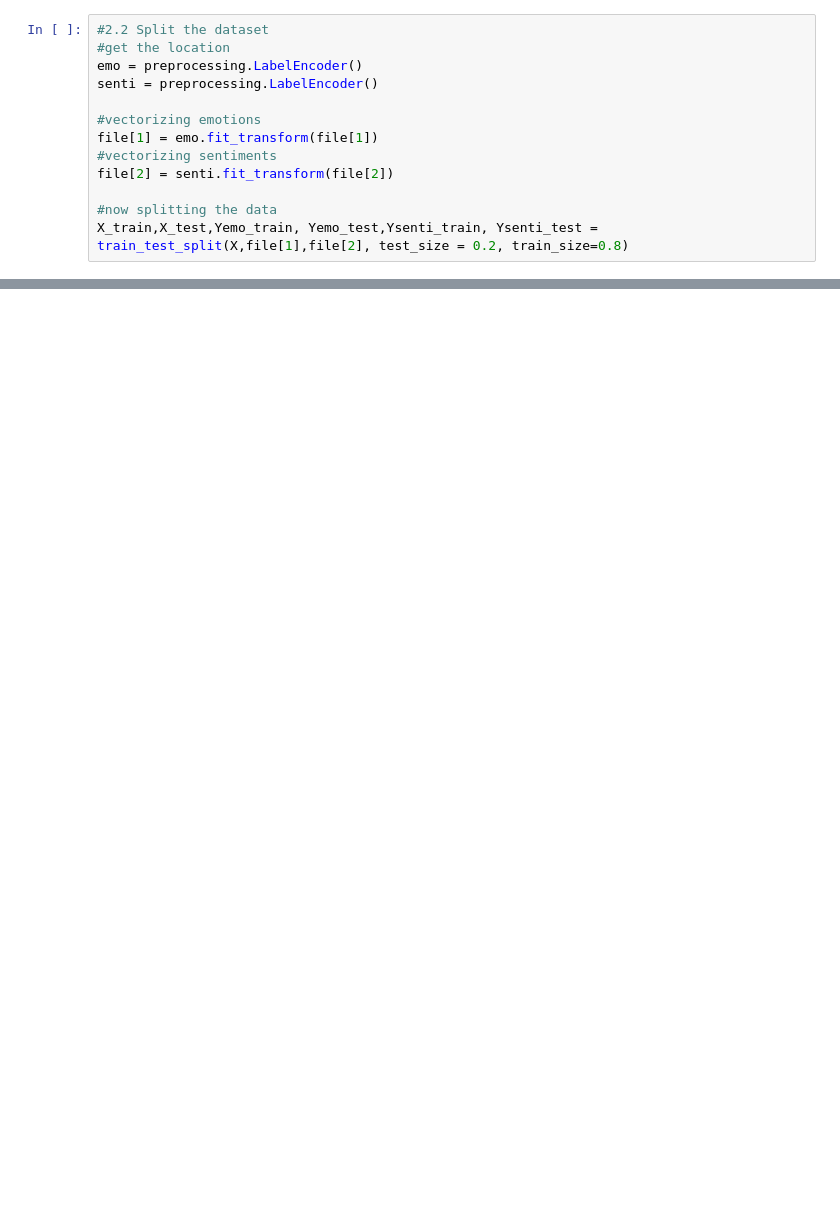
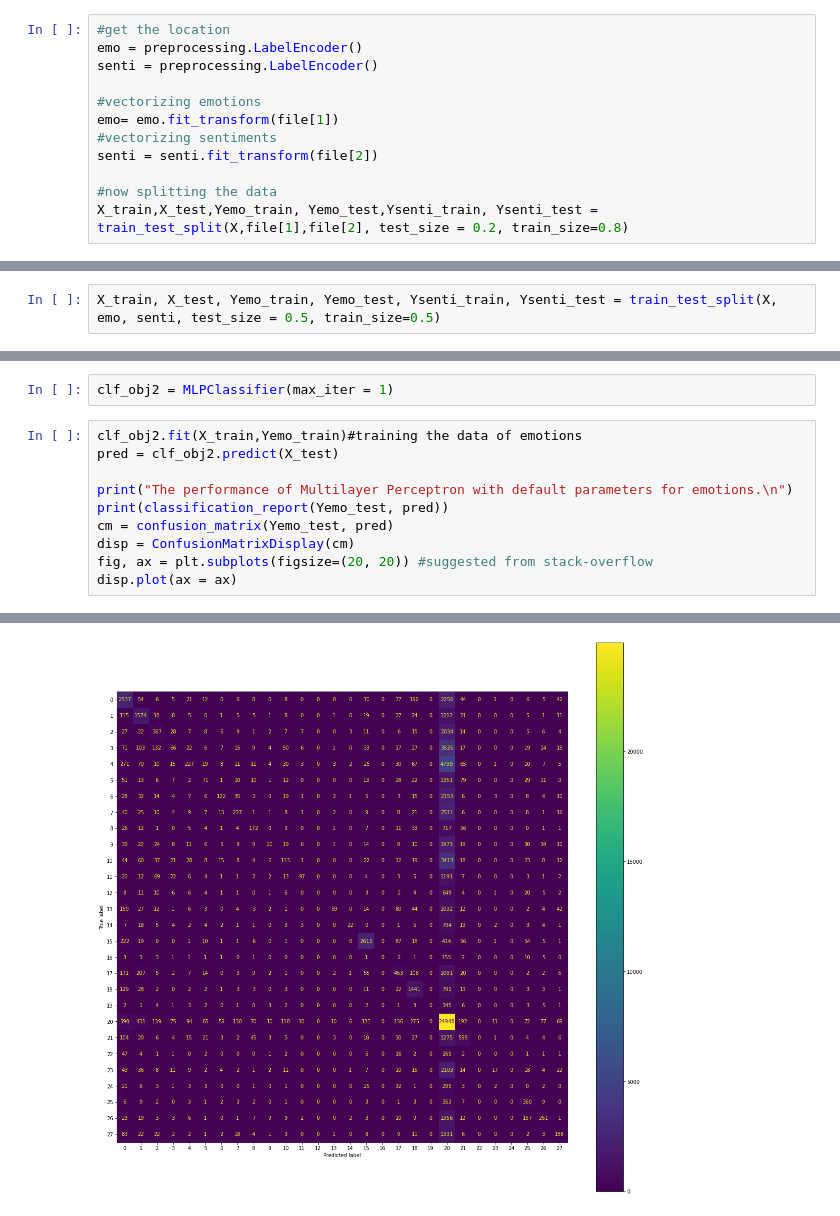
Before and after one commit to KEYURPATEL03/AI_COMP472, a Jupyter notebook: 2. Words as Features.ipynb, the cells around one changed output, grey strips where cells are left out. Saved outputs shown, nothing was run; the diff lists cells and outputs as text; blank space fills up the shorter version.

```diff
--- a/2. Words as Features.ipynb
+++ b/2. Words as Features.ipynb
@@ -23,13 +38,12 @@ The size of the vocabulary is 30449
 # %%
-#2.2 Split the dataset
 #get the location
 emo = preprocessing.LabelEncoder()
 senti = preprocessing.LabelEncoder()
 
 #vectorizing emotions
-file[1] = emo.fit_transform(file[1])
+emo= emo.fit_transform(file[1])
 #vectorizing sentiments
-file[2] = senti.fit_transform(file[2])
+senti = senti.fit_transform(file[2])
 
 #now splitting the data
 X_train,X_test,Yemo_train, Yemo_test,Ysenti_train, Ysenti_test = train_test_split(X,file[1],file[2], test_size = 0.2, train_size=0.8)
@@ -35,0 +187,2 @@ X_train,X_test,Yemo_train, Yemo_test,Ysenti_train, Ysenti_test = train_test_spli
+# %%
+X_train, X_test, Yemo_train, Yemo_test, Ysenti_train, Ysenti_test = train_test_split(X, emo, senti, test_size = 0.5, train_size=0.5)
@@ -35,0 +191,13 @@ X_train,X_test,Yemo_train, Yemo_test,Ysenti_train, Ysenti_test = train_test_spli
+# %%
+clf_obj2 = MLPClassifier(max_iter = 1)
+# %%
+clf_obj2.fit(X_train,Yemo_train)#training the data of emotions
+pred = clf_obj2.predict(X_test)
+
+print("The performance of Multilayer Perceptron with default parameters for emotions.\n")
+print(classification_report(Yemo_test, pred))
+cm = confusion_matrix(Yemo_test, pred)
+disp = ConfusionMatrixDisplay(cm)
+fig, ax = plt.subplots(figsize=(20, 20)) #suggested from stack-overflow
+disp.plot(ax = ax)
+# %% [output]
@@ -35,0 +222 @@ X_train,X_test,Yemo_train, Yemo_test,Ysenti_train, Ysenti_test = train_test_spli
+[figure, added]
```
Also changed, not shown: parts of 26 cells of this notebook.
